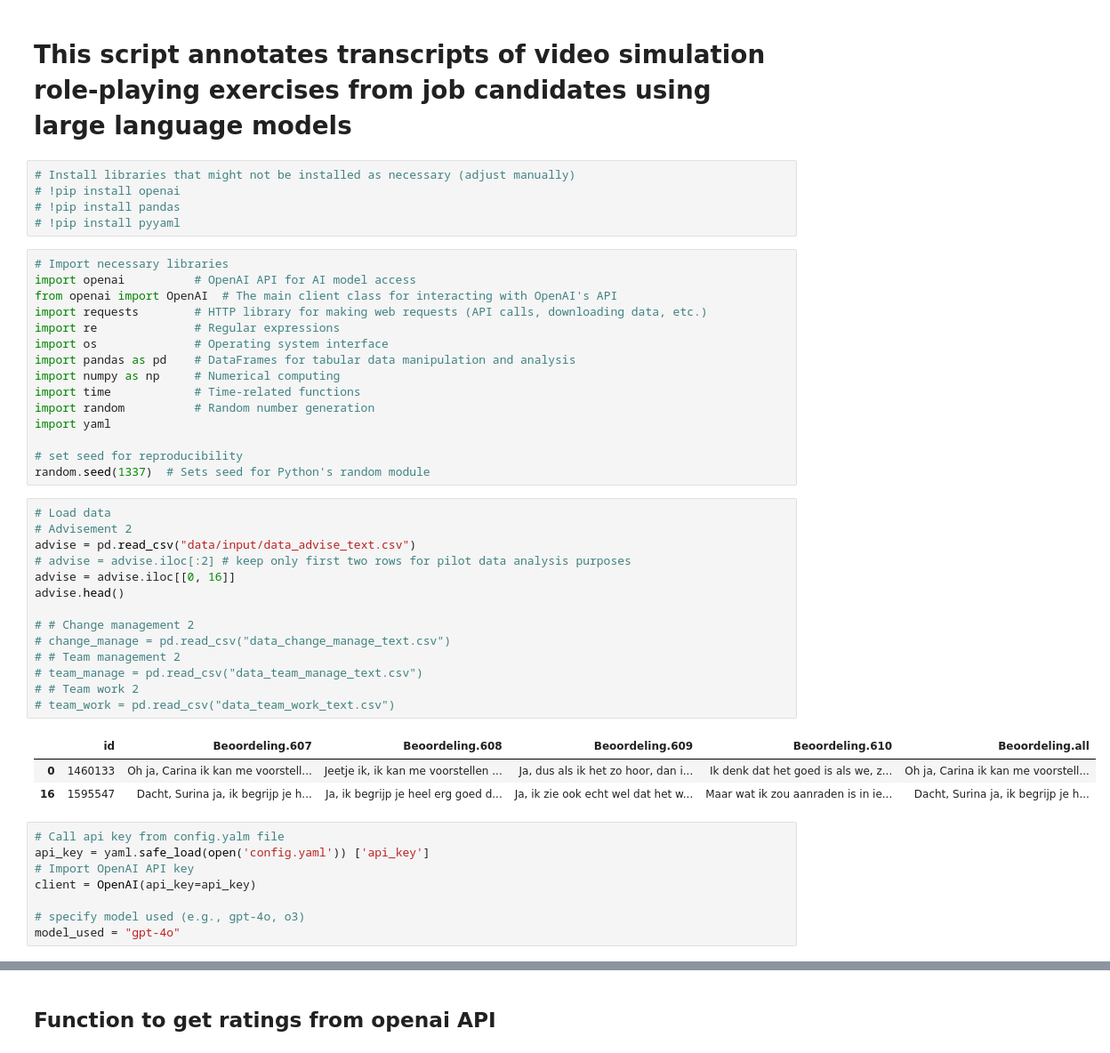
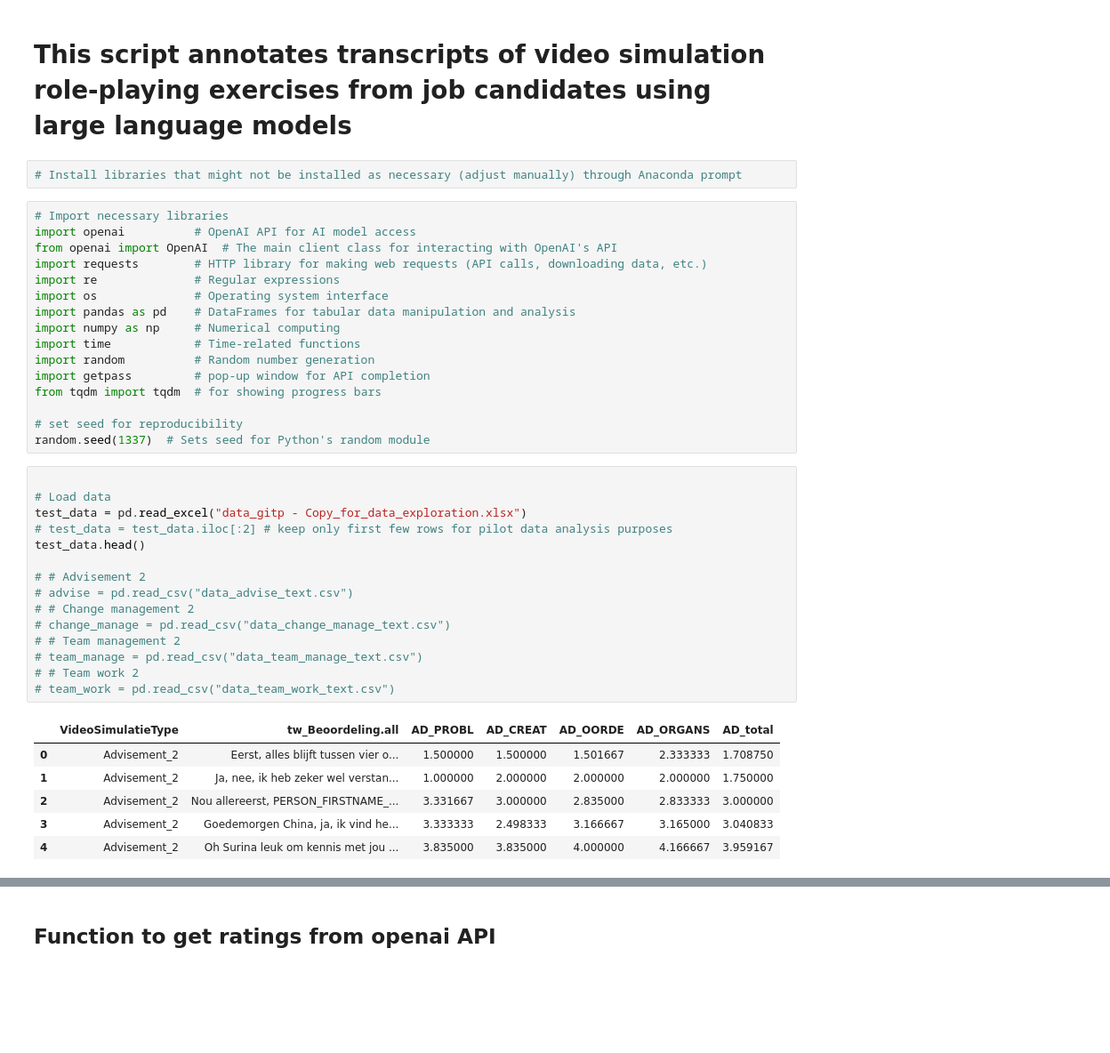
Before and after one commit to ShekharNarayanan/gitp_llm_project, a Jupyter notebook: GITP_LLM_Jupyter_nl.ipynb, the cells around one changed output, grey strips where cells are left out. Shown at 89% size. Drawn from its saved outputs; the diff is of its cells as text; blank space fills up the shorter version.

```diff
--- a/GITP_LLM_Jupyter_nl.ipynb
+++ b/GITP_LLM_Jupyter_nl.ipynb
@@ -1,10 +1,7 @@
 # %% [markdown]
 # This script annotates transcripts of video simulation role-playing exercises from job candidates using large language models
 # %%
-# Install libraries that might not be installed as necessary (adjust manually)
-# !pip install openai
-# !pip install pandas
-# !pip install pyyaml
+# Install libraries that might not be installed as necessary (adjust manually) through Anaconda prompt
 # %%
 # Import necessary libraries
 import openai          # OpenAI API for AI model access
@@ -16,33 +13,30 @@ import pandas as pd    # DataFrames for tabular data manipulation and analysis
 import numpy as np     # Numerical computing
 import time            # Time-related functions
 import random          # Random number generation
-import yaml
+import getpass         # pop-up window for API completion
+from tqdm import tqdm  # for showing progress bars
 
 # set seed for reproducibility
 random.seed(1337)  # Sets seed for Python's random module
 # %%
+
 # Load data
-# Advisement 2
-advise = pd.read_csv("data/input/data_advise_text.csv")
-# advise = advise.iloc[:2] # keep only first two rows for pilot data analysis purposes
-advise = advise.iloc[[0, 16]]
-advise.head()
+test_data = pd.read_excel("data_gitp - Copy_for_data_exploration.xlsx")
+# test_data = test_data.iloc[:2] # keep only first few rows for pilot data analysis purposes
+test_data.head()
 
+# # Advisement 2
+# advise = pd.read_csv("data_advise_text.csv")
 # # Change management 2
 # change_manage = pd.read_csv("data_change_manage_text.csv")
 # # Team management 2
 # team_manage = pd.read_csv("data_team_manage_text.csv")
 # # Team work 2
 # team_work = pd.read_csv("data_team_work_text.csv")
 # %% [output]
-|  | id | Beoordeling.607 | Beoordeling.608 | Beoordeling.609 | Beoordeling.610 | Beoordeling.all |
-| 0 | 1460133 | Oh ja, Carina ik kan me voorstell... | Jeetje ik, ik kan me voorstellen ... | Ja, dus als ik het zo hoor, dan i... | Ik denk dat het goed is als we, z... | Oh ja, Carina ik kan me voorstell... |
-| 16 | 1595547 | Dacht, Surina ja, ik begrijp je h... | Ja, ik begrijp je heel erg goed d... | Ja, ik zie ook echt wel dat het w... | Maar wat ik zou aanraden is in ie... | Dacht, Surina ja, ik begrijp je h... |
+|  | VideoSimulatieType | tw_Beoordeling.all | AD_PROBL | AD_CREAT | AD_OORDE | AD_ORGANS | AD_total |
+| 0 | Advisement_2 | Eerst, alles blijft tussen vier o... | 1.500000 | 1.500000 | 1.501667 | 2.333333 | 1.708750 |
+| 1 | Advisement_2 | Ja, nee, ik heb zeker wel verstan... | 1.000000 | 2.000000 | 2.000000 | 2.000000 | 1.750000 |
+| 2 | Advisement_2 | Nou allereerst, PERSON_FIRSTNAME_... | 3.331667 | 3.000000 | 2.835000 | 2.833333 | 3.000000 |
+| 3 | Advisement_2 | Goedemorgen China, ja, ik vind he... | 3.333333 | 2.498333 | 3.166667 | 3.165000 | 3.040833 |
+| 4 | Advisement_2 | Oh Surina leuk om kennis met jou ... | 3.835000 | 3.835000 | 4.000000 | 4.166667 | 3.959167 |
-# %%
-# Call api key from config.yalm file
-api_key = yaml.safe_load(open('config.yaml')) ['api_key']
-# Import OpenAI API key
-client = OpenAI(api_key=api_key)
-
-# specify model used (e.g., gpt-4o, o3)
-model_used = "gpt-4o"
```
Also changed, not shown: parts of 19 cells of this notebook, 4 other files.
